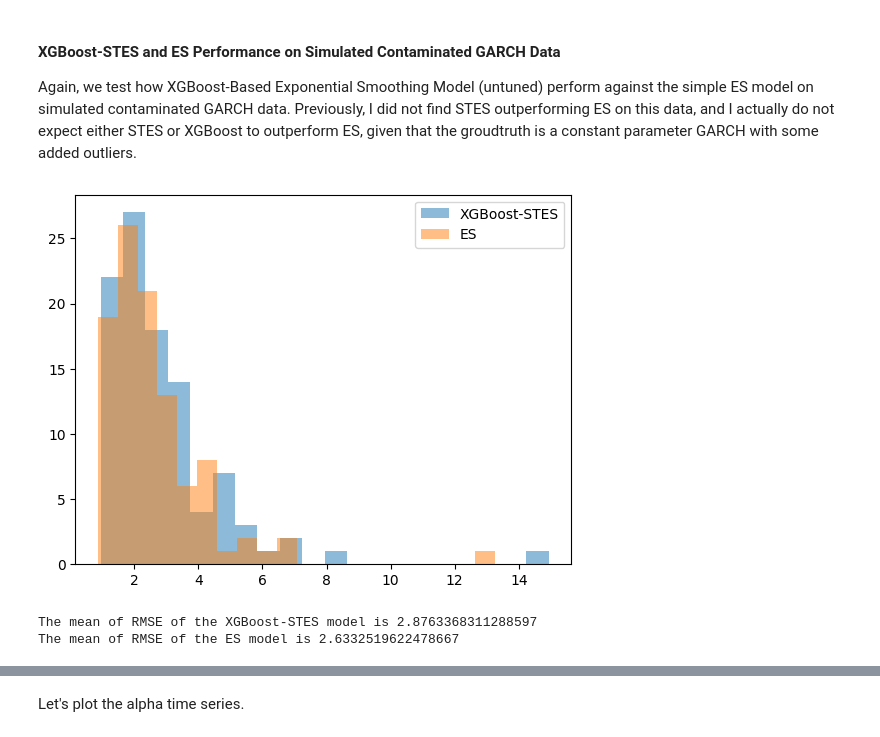
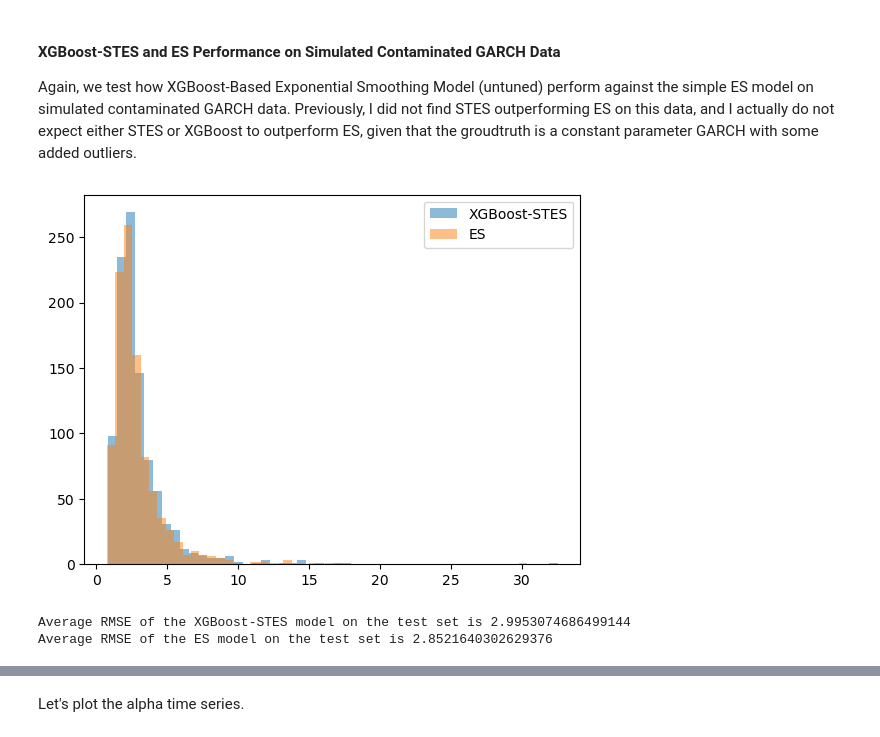
Before and after one commit to steveya/volatility-forecast, a Jupyter notebook: notebook/random_forest_ewma.ipynb, the cells around one changed output, grey strips where cells are left out. Drawn from its saved outputs; the diff is of its cells as text; code cells hidden in the pictures.

```diff
--- a/notebook/random_forest_ewma.ipynb
+++ b/notebook/random_forest_ewma.ipynb
@@ -455,9 +429,9 @@ class XGBoostExponentialSmoothing(BaseEstimator, RegressorMixin):
         return self
 # %%
 xgb_params = {
+    'num_boost_round': 10,     # Number of boosting iterations
     'max_depth': 3,            # Maximum depth of the tree
     'learning_rate': 0.1,      # Learning rate
-    'num_boost_round': 100,    # Number of boosting rounds
     'colsample_bytree': 0.8,   # Column subsampling at tree level
     'colsample_bylevel': 0.8,  # Column subsampling at level level
     'colsample_bynode': 0.8,   # Column subsampling at node level
@@ -470,12 +447,16 @@ Again, we test how XGBoost-Based Exponential Smoothing Model (untuned) perform a
 # %%
-xgb_stes_rmses = []
+xgb_stes_is_rmses = []
+es_is_rmses = []
+
+xgb_stes_os_rmses = []
 es_os_rmses = []
 
-num_runs = 100
+num_runs = 1000
 np.random.seed(0)
 rand_seeds = np.random.randint(0, 1e6, size=num_runs)
 for i in range(num_runs):
     np.random.seed(rand_seeds[i])
+
     simulated_garch_return, simulated_garch_var = simulate_contaminated_garch(
         n=2500, mu=0, omega=0.02, alpha=0.11, beta=0.87, eta=4
     )
@@ -486,11 +467,21 @@ for i in range(num_runs):
         'label': simulated_garch_return[1:]**2,
     })
 
-    xgb_stes_model = XGBoostExponentialSmoothing(**xgb_params)
-    xgb_stes_model.fit(simulated_garch_feature_matrix.iloc[500:2000, :])
+    xgb_params_iter = xgb_params.copy()
+    xgb_stes_model = XGBoostExponentialSmoothing(**xgb_params_iter)
+    xgb_stes_model.fit(
+        simulated_garch_feature_matrix.iloc[500:2000, :-1],
+        simulated_garch_feature_matrix.iloc[500:2000, -1]
+    )
 
     xgb_stes_predicted_garch_var_fs = xgb_stes_model.forecast_variance(
-        simulated_garch_feature_matrix.iloc[:, :-1]
+        simulated_garch_feature_matrix.iloc[:, :-1], burnin_size=500
+    )
+    is_xgb_stes_rmse = np.sqrt(
+        np.mean((
+            xgb_stes_predicted_garch_var_fs[500:2000] -
+            simulated_garch_feature_matrix.iloc[500:2000, -1]
+        )**2)
     )
     os_xgb_stes_rmse = np.sqrt(
         np.mean((
@@ -499,22 +490,25 @@ for i in range(num_runs):
         )**2)
     )
 
-    _, os_es_rmse, _, _, _, _, _ = fit_es_least_square(
+    _, os_es_rmse, _, _, _, is_es_rmse, _ = fit_es_least_square(
         returns=simulated_garch_return
     )
 
-    xgb_stes_rmses.append(os_xgb_stes_rmse)
+    xgb_stes_is_rmses.append(is_xgb_stes_rmse)
+    es_is_rmses.append(is_es_rmse)
+
+    xgb_stes_os_rmses.append(os_xgb_stes_rmse)
     es_os_rmses.append(os_es_rmse)
 # %%
-plt.hist(xgb_stes_rmses, bins=20, alpha=0.5, label='XGBoost-STES')
-plt.hist(es_os_rmses, bins=20, alpha=0.5, label='ES')
+plt.hist(xgb_stes_os_rmses, bins=50, alpha=0.5, label='XGBoost-STES')
+plt.hist(es_os_rmses, bins=50, alpha=0.5, label='ES')
 
 plt.legend()
 plt.show()
 
-print(f"The mean of RMSE of the XGBoost-STES model is {np.mean(xgb_stes_rmses)}")
-print(f"The mean of RMSE of the ES model is {np.mean(es_os_rmses)}")
+print(f"Average RMSE of the XGBoost-STES model on the test set is {np.mean(xgb_stes_os_rmses)}")
+print(f"Average RMSE of the ES model on the test set is {np.mean(es_os_rmses)}")
 # %% [output]
-[figure, old version]
+[figure, new version]
-The mean of RMSE of the XGBoost-STES model is 2.8763368311288597
-The mean of RMSE of the ES model is 2.6332519622478667
+Average RMSE of the XGBoost-STES model on the test set is 2.9953074686499144
+Average RMSE of the ES model on the test set is 2.8521640302629376
```
Also changed, not shown: parts of 44 cells of this notebook.
